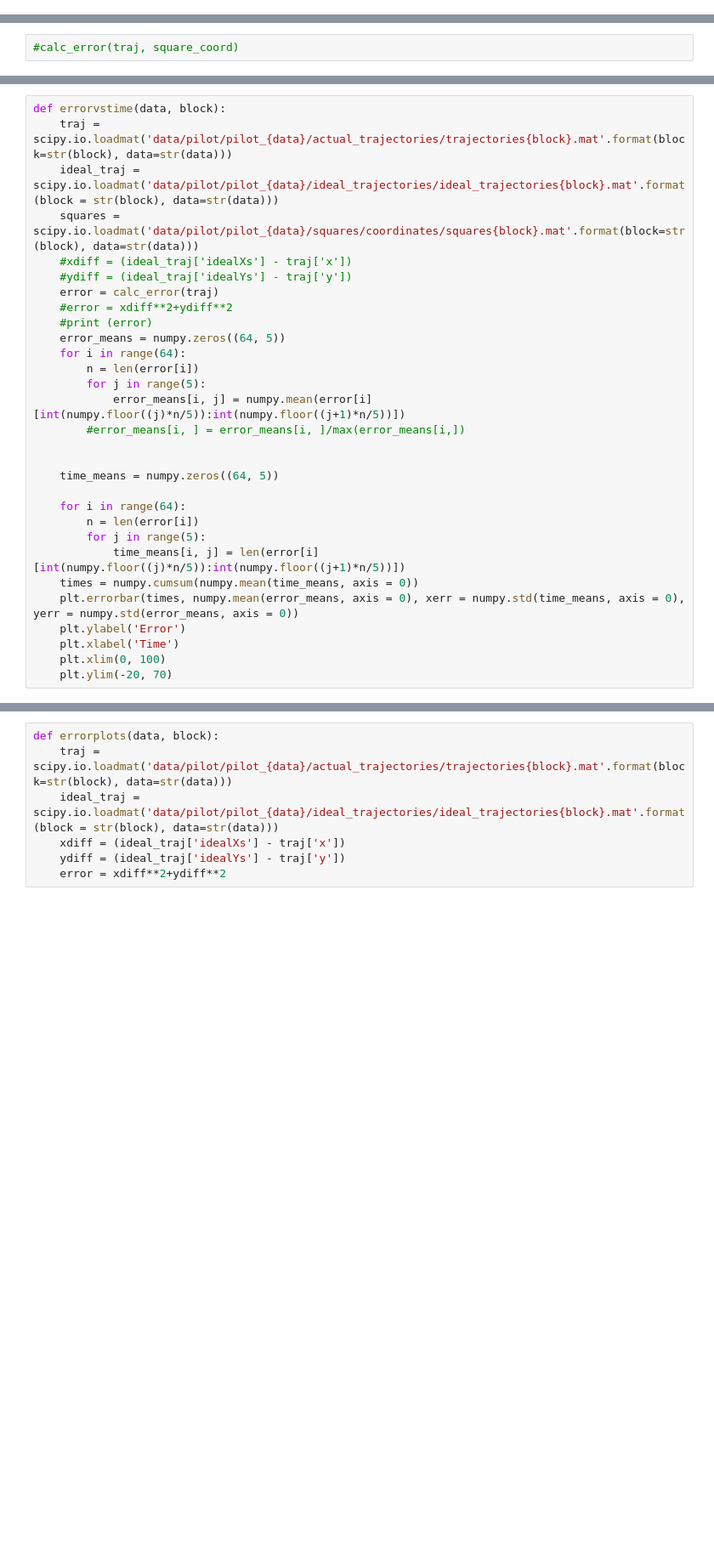
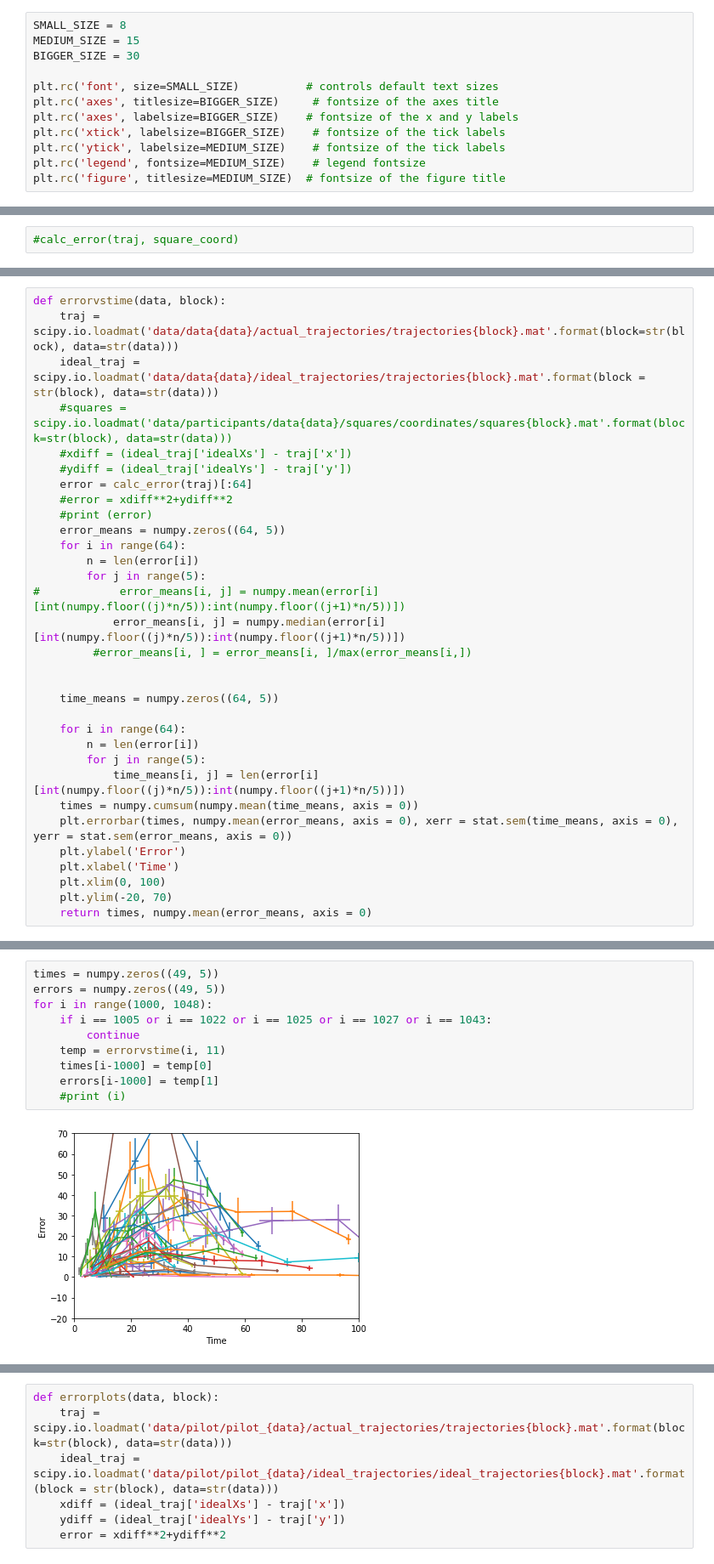
Before and after one commit to tejas-savalia/Lab-Codes, a Jupyter notebook: Psychtoolbox/Visuomotor_Adaptation_Tablet/python_scripts/analyses.ipynb, the cells around one changed output, grey strips where cells are left out. Shown at 85% size. Drawn from its saved outputs; the diff is of its cells as text; blank space fills up the shorter version.

Commit message:
New Data 1st order analyses

```diff
--- a/Psychtoolbox/Visuomotor_Adaptation_Tablet/python_scripts/analyses.ipynb
+++ b/Psychtoolbox/Visuomotor_Adaptation_Tablet/python_scripts/analyses.ipynb
@@ -9,0 +14,12 @@ import scipy.stats as stat
+# %%
+SMALL_SIZE = 8
+MEDIUM_SIZE = 15
+BIGGER_SIZE = 30
+
+plt.rc('font', size=SMALL_SIZE)          # controls default text sizes
+plt.rc('axes', titlesize=BIGGER_SIZE)     # fontsize of the axes title
+plt.rc('axes', labelsize=BIGGER_SIZE)    # fontsize of the x and y labels
+plt.rc('xtick', labelsize=BIGGER_SIZE)    # fontsize of the tick labels
+plt.rc('ytick', labelsize=MEDIUM_SIZE)    # fontsize of the tick labels
+plt.rc('legend', fontsize=MEDIUM_SIZE)    # legend fontsize
+plt.rc('figure', titlesize=MEDIUM_SIZE)  # fontsize of the figure title
@@ -66,19 +91,20 @@ Participant 3 Gradual change Speed emphasis
 # %%
 def errorvstime(data, block):
-    traj = scipy.io.loadmat('data/pilot/pilot_{data}/actual_trajectories/trajectories{block}.mat'.format(block=str(block), data=str(data)))
-    ideal_traj = scipy.io.loadmat('data/pilot/pilot_{data}/ideal_trajectories/ideal_trajectories{block}.mat'.format(block = str(block), data=str(data)))
-    squares = scipy.io.loadmat('data/pilot/pilot_{data}/squares/coordinates/squares{block}.mat'.format(block=str(block), data=str(data)))
+    traj = scipy.io.loadmat('data/data{data}/actual_trajectories/trajectories{block}.mat'.format(block=str(block), data=str(data)))
+    ideal_traj = scipy.io.loadmat('data/data{data}/ideal_trajectories/trajectories{block}.mat'.format(block = str(block), data=str(data)))
+    #squares = scipy.io.loadmat('data/participants/data{data}/squares/coordinates/squares{block}.mat'.format(block=str(block), data=str(data)))
     #xdiff = (ideal_traj['idealXs'] - traj['x'])
     #ydiff = (ideal_traj['idealYs'] - traj['y'])
-    error = calc_error(traj)
+    error = calc_error(traj)[:64]
     #error = xdiff**2+ydiff**2
     #print (error)
     error_means = numpy.zeros((64, 5))
     for i in range(64):
         n = len(error[i])
         for j in range(5):
-            error_means[i, j] = numpy.mean(error[i][int(numpy.floor((j)*n/5)):int(numpy.floor((j+1)*n/5))])
-        #error_means[i, ] = error_means[i, ]/max(error_means[i,])
+#            error_means[i, j] = numpy.mean(error[i][int(numpy.floor((j)*n/5)):int(numpy.floor((j+1)*n/5))])
+            error_means[i, j] = numpy.median(error[i][int(numpy.floor((j)*n/5)):int(numpy.floor((j+1)*n/5))])
+         #error_means[i, ] = error_means[i, ]/max(error_means[i,])
 
 
     time_means = numpy.zeros((64, 5))
@@ -88,8 +114,9 @@ def errorvstime(data, block):
         for j in range(5):
             time_means[i, j] = len(error[i][int(numpy.floor((j)*n/5)):int(numpy.floor((j+1)*n/5))])
     times = numpy.cumsum(numpy.mean(time_means, axis = 0))
-    plt.errorbar(times, numpy.mean(error_means, axis = 0), xerr = numpy.std(time_means, axis = 0), yerr = numpy.std(error_means, axis = 0))
+    plt.errorbar(times, numpy.mean(error_means, axis = 0), xerr = stat.sem(time_means, axis = 0), yerr = stat.sem(error_means, axis = 0))
     plt.ylabel('Error')
     plt.xlabel('Time')
     plt.xlim(0, 100)
     plt.ylim(-20, 70)
+    return times, numpy.mean(error_means, axis = 0)
@@ -95,0 +125,12 @@ def errorvstime(data, block):
+# %%
+times = numpy.zeros((49, 5))
+errors = numpy.zeros((49, 5))
+for i in range(1000, 1048):
+    if i == 1005 or i == 1022 or i == 1025 or i == 1027 or i == 1043:
+        continue
+    temp = errorvstime(i, 11)
+    times[i-1000] = temp[0]
+    errors[i-1000] = temp[1]
+    #print (i)
+# %% [output]
+[figure, added]
```
Also changed, not shown: parts of 174 cells of this notebook, 6 other files.
